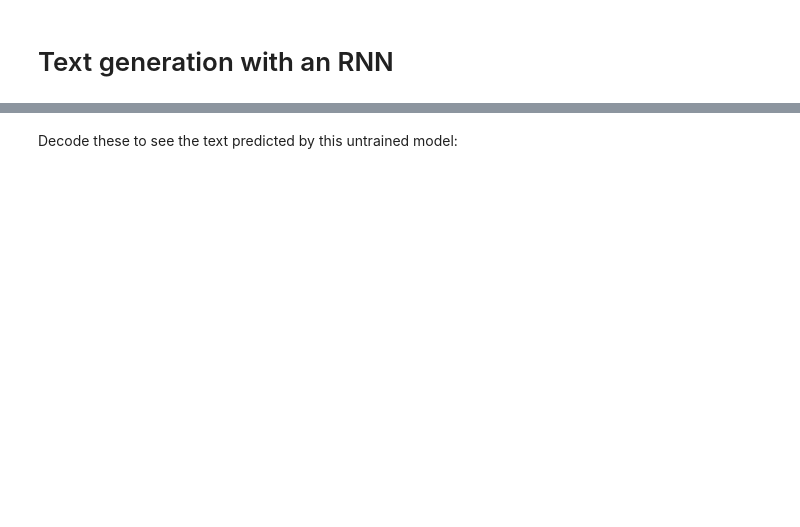
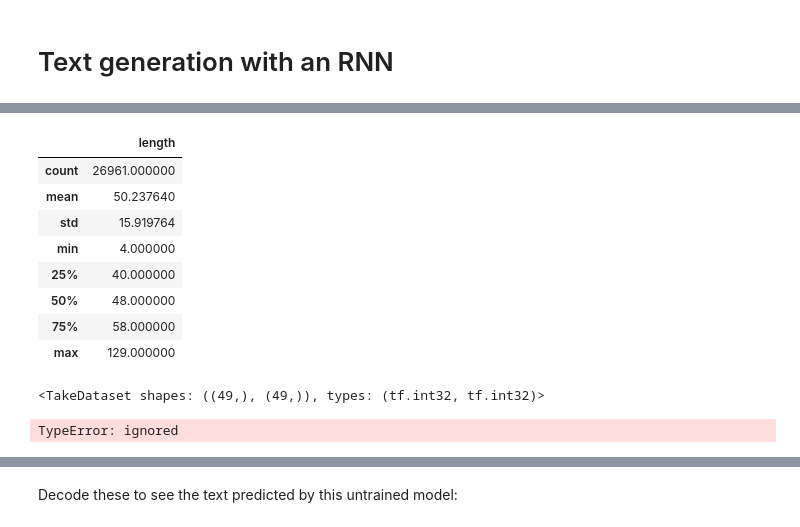
Before and after one commit to Khlebovich-Alexandra/horoscope_generator, a Jupyter notebook: text_generation.ipynb, the cells around one changed output, grey strips where cells are left out. Drawn from its saved outputs; the diff is of its cells as text; code cells hidden in the pictures; blank space fills up the shorter version.

```diff
--- a/text_generation.ipynb
+++ b/text_generation.ipynb
@@ -113,0 +155,12 @@ We used `tf.data` to split the text into manageable sequences. But before feedin
+# %%
+posts.describe()
+# %% [output]
+|  | length |
+| count | 26961.000000 |
+| mean | 50.237640 |
+| std | 15.919764 |
+| min | 4.000000 |
+| 25% | 40.000000 |
+| 50% | 48.000000 |
+| 75% | 58.000000 |
+| max | 129.000000 |
@@ -114,3 +179,15 @@ We used `tf.data` to split the text into manageable sequences. But before feedin
+# %%
+dataset.take(1)
+# %% [output]
+<TakeDataset shapes: ((49,), (49,)), types: (tf.int32, tf.int32)>
+# %%
+for i, (input_idx, target_idx) in enumerate(zip(dataset[:5], dataset[:5])):
+    print("Step {:4d}".format(i))
+    print("  input: {} ({:s})".format(input_idx, get_word_by_index(input_idx)))
+    print("  expected output: {} ({:s})".format(target_idx,
+                                                get_word_by_index(target_idx)))
+# %% [output]
+TypeError: ignored
 # %%
 # Batch size
 BATCH_SIZE = 64
```
Also changed, not shown: parts of 81 cells of this notebook.
